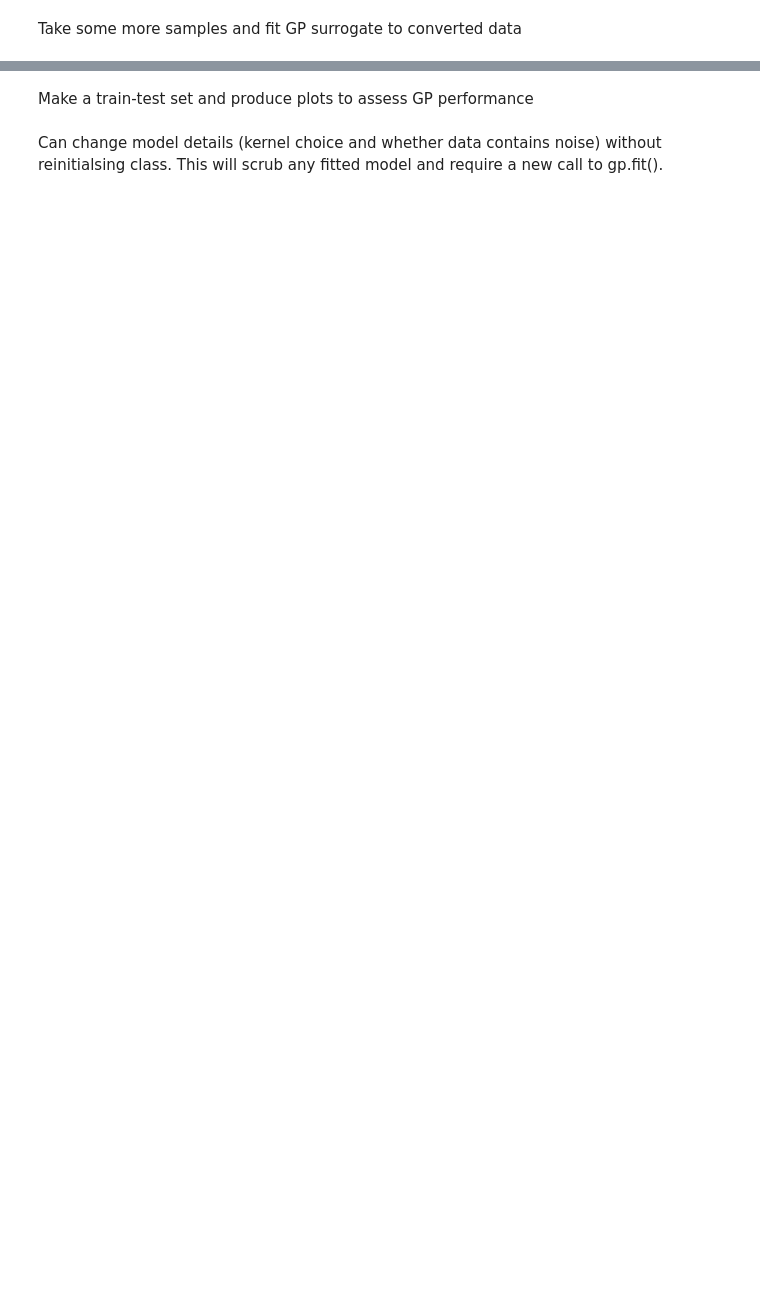
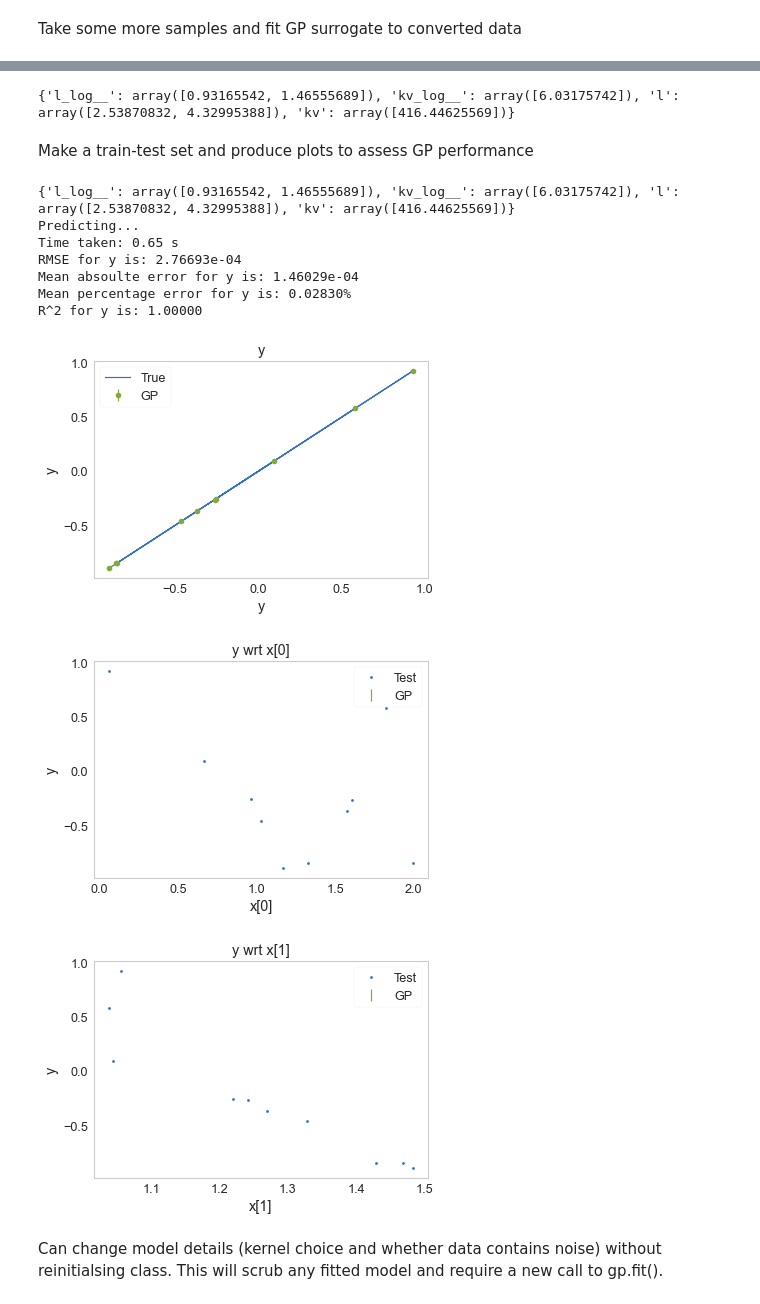
Before and after one commit to andrew-angus/andvaranaut, a Jupyter notebook: tutorial/tutorial.ipynb, the cells around one changed output, grey strips where cells are left out. Saved outputs shown, nothing was run; the diff lists cells and outputs as text; code cells hidden in the pictures; blank space fills up the shorter version.

```diff
--- a/tutorial/tutorial.ipynb
+++ b/tutorial/tutorial.ipynb
@@ -17,11 +17,11 @@ User supplies target function, which takes a 1D numpy array of nx inputs and ret
 # execute external code, and perform post-processing on output
 def test_fun(x):
   x1,x2 = x
-  return np.array([x1**2+x2,x1**3*x2**2])
+  return np.array([x1**2-x1-x2**2*x1+x2])
 
 # Input variable probability distributions
 import scipy.stats as st
 sample_space = [st.uniform(loc=0,scale=2),\
-                st.norm(loc=1,scale=0.5)]
+                st.uniform(loc=1,scale=0.5)]
 # %%
 # Latin hypercube class instance, with correct arguments
@@ -79,7 +144,7 @@ These conversion/reversion arguments are optional, and can be left blank if desi
 # %%
 # Define lists of conversion/reversion class instances for each x and y variable
 xconrevs = [uniform(sample_space[0]),normal(sample_space[1])]
-yconrevs = [None,logarithm()]
+yconrevs = [None]
 # Instance of gp, only nx, ny, dists, and target are req
-g = GP(kernel='RBF',noise=False,xconrevs=xconrevs,yconrevs=yconrevs,\
-       nx=2,ny=2,priors=sample_space,target=test_fun,parallel=False,nproc=4,verbose=True)
+g = GPMCMC(kernel='RBF',noise=False,xconrevs=xconrevs,yconrevs=yconrevs,\
+       nx=2,ny=1,priors=sample_space,target=test_fun,parallel=False,nproc=4,verbose=True)
@@ -108,2 +212,2 @@ g.sample(nsamps=98)
 # %%
-g.fit(restarts=3)
+g.fit(restarts=1)
@@ -112,11 +220,24 @@ Your fitted model will be a GPy GPRegression object and as such will retain all
 # %%
-print(g.m[''])
+print(g.hypers)
+# %% [output]
+{'l_log__': array([0.93165542, 1.46555689]), 'kv_log__': array([6.03175742]), 'l': array([2.53870832, 4.32995388]), 'kv': array([416.44625569])}
 # %% [markdown]
 Make a train-test set and produce plots to assess GP performance
 # %%
 g.train_test(training_frac=0.9)
 # %%
-g.test_plots(revert=True,restarts=1,yplots=True,xplots=True)
+g.test_plots(revert=True,yplots=True,xplots=True)
+# %% [output]
+{'l_log__': array([0.93165542, 1.46555689]), 'kv_log__': array([6.03175742]), 'l': array([2.53870832, 4.32995388]), 'kv': array([416.44625569])}
+Predicting...
+Time taken: 0.65 s
+RMSE for y is: 2.76693e-04
+Mean absoulte error for y is: 1.46029e-04
+Mean percentage error for y is: 0.02830%
+R^2 for y is: 1.00000
+[figure, added]
+[figure, added]
+[figure, added]
 # %% [markdown]
 Can change model details (kernel choice and whether data contains noise) without reinitialsing class. This will scrub any fitted model and require a new call to gp.fit().
 # %%
```
Also changed, not shown: parts of 41 cells of this notebook, 2 other files.
